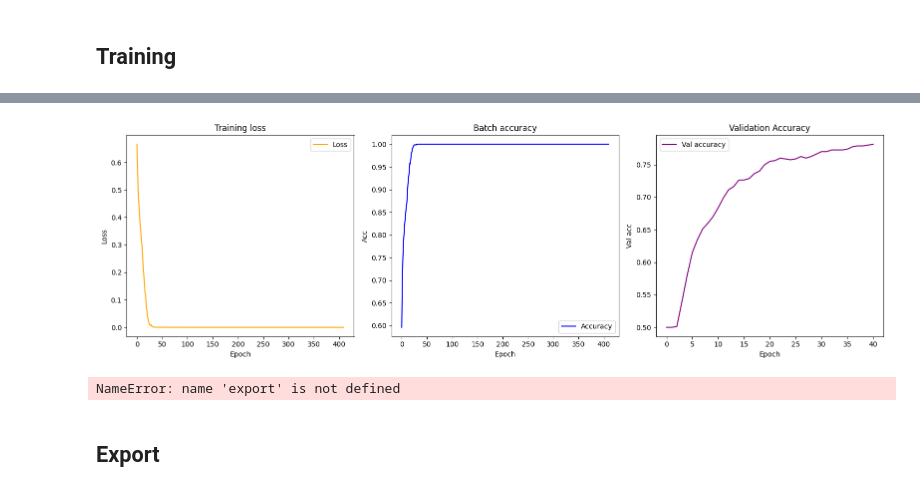
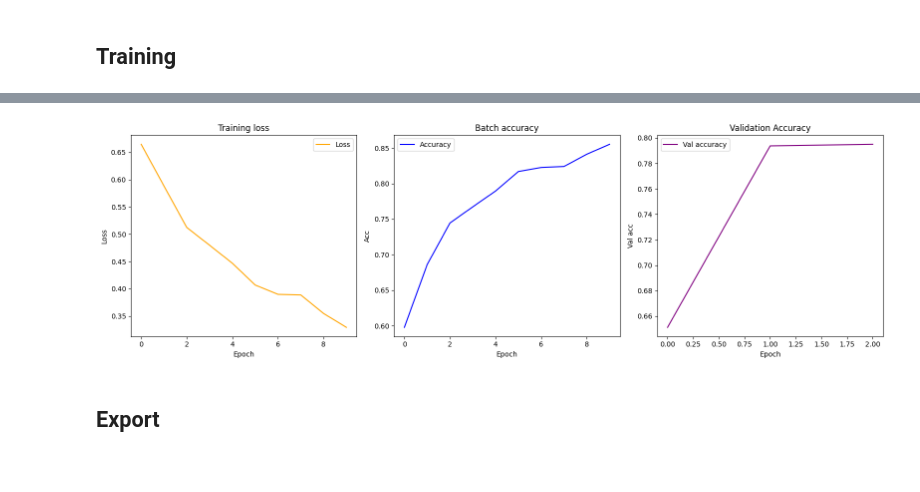
Before and after one commit to MaloLM/dogs-vs-cats-binary-classification, a Jupyter notebook: modelization.ipynb, the cells around one changed output, grey strips where cells are left out. Saved outputs shown, nothing was run; the diff lists cells and outputs as text; code cells hidden in the pictures.

Commit message:
improved metrics plotting

```diff
--- a/modelization.ipynb
+++ b/modelization.ipynb
@@ -356,7 +356,7 @@ def load_nearest_checkpoint(model, target_epoch, directory="./checkpoints"):
         return 0
 # %%
 # Hyperparamètres
-EPOCHS = 50 #250 # 1000
+EPOCHS = 10 #250 # 1000
 BATCH_SIZE = 256
 LEARNING_RATE = 0.0001
 VALIDATION_EPOCH_INTERVAL = 4
@@ -458,6 +458,10 @@ def train_model(model, train_loader, criterion, optimizer, epochs, start_epoch =
         if (epoch) % CHECKPOINT_EPOCH_INTERVAL == 0 and epoch > 0:
             save_checkpoint(model, epoch, directory="./checkpoints")
 
+    # Temps total d'entraînement
+    total_training_time = time.time() - total_start_time
+    average_epoch_time = sum(epoch_times) / len(epoch_times)
+
     print(f"\nTotal training time: {total_training_time:.2f}s")
     print(f"Average time per epoch: {average_epoch_time:.2f}s")
 
@@ -485,5 +485,4 @@ Epoch [410/410], Loss: 0.000000, Accuracy: 100.000
-[figure, old version]
+[figure, new version]
-NameError: name 'export' is not defined
 # %% [markdown]
 ## Export
 # %%
```
Also changed, not shown: parts of 5 cells of this notebook, 3 other files.
